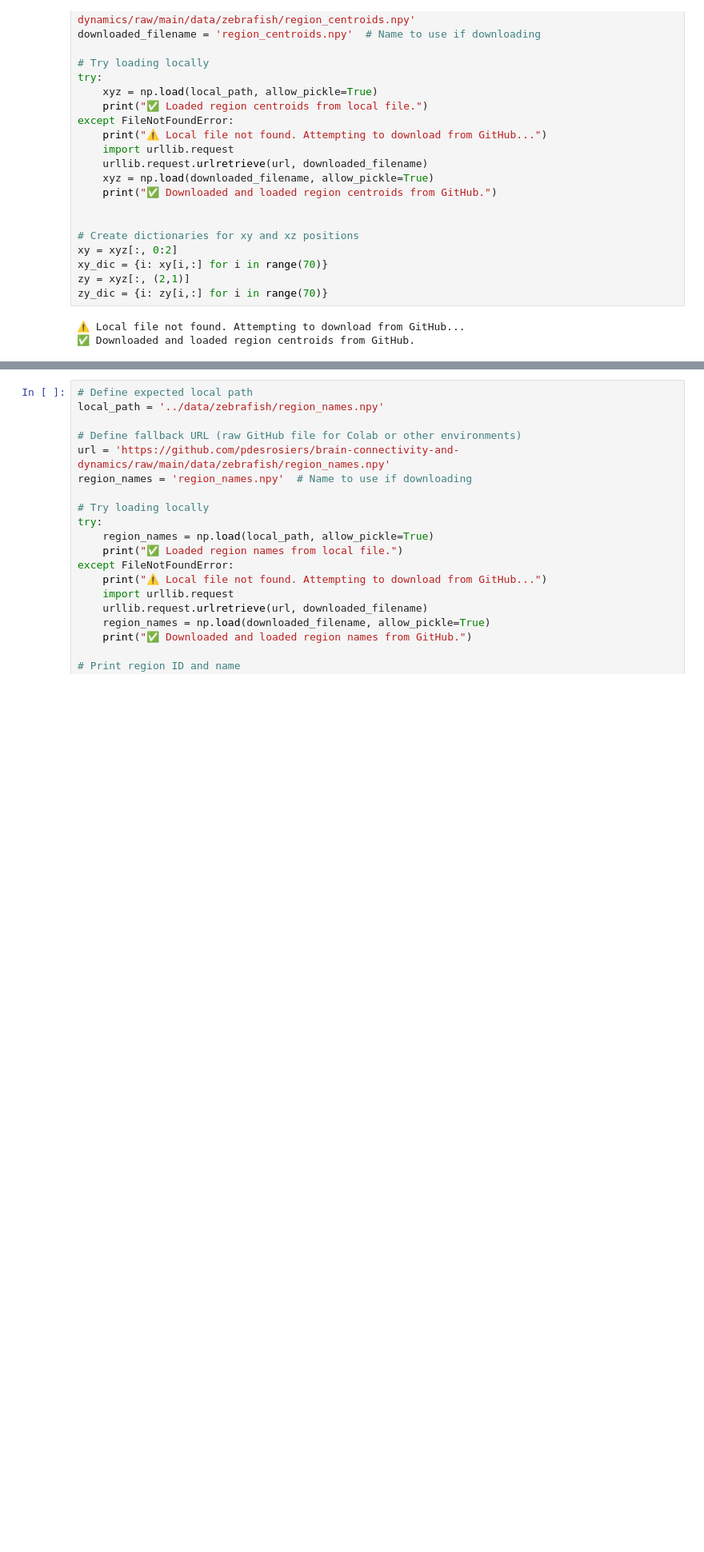
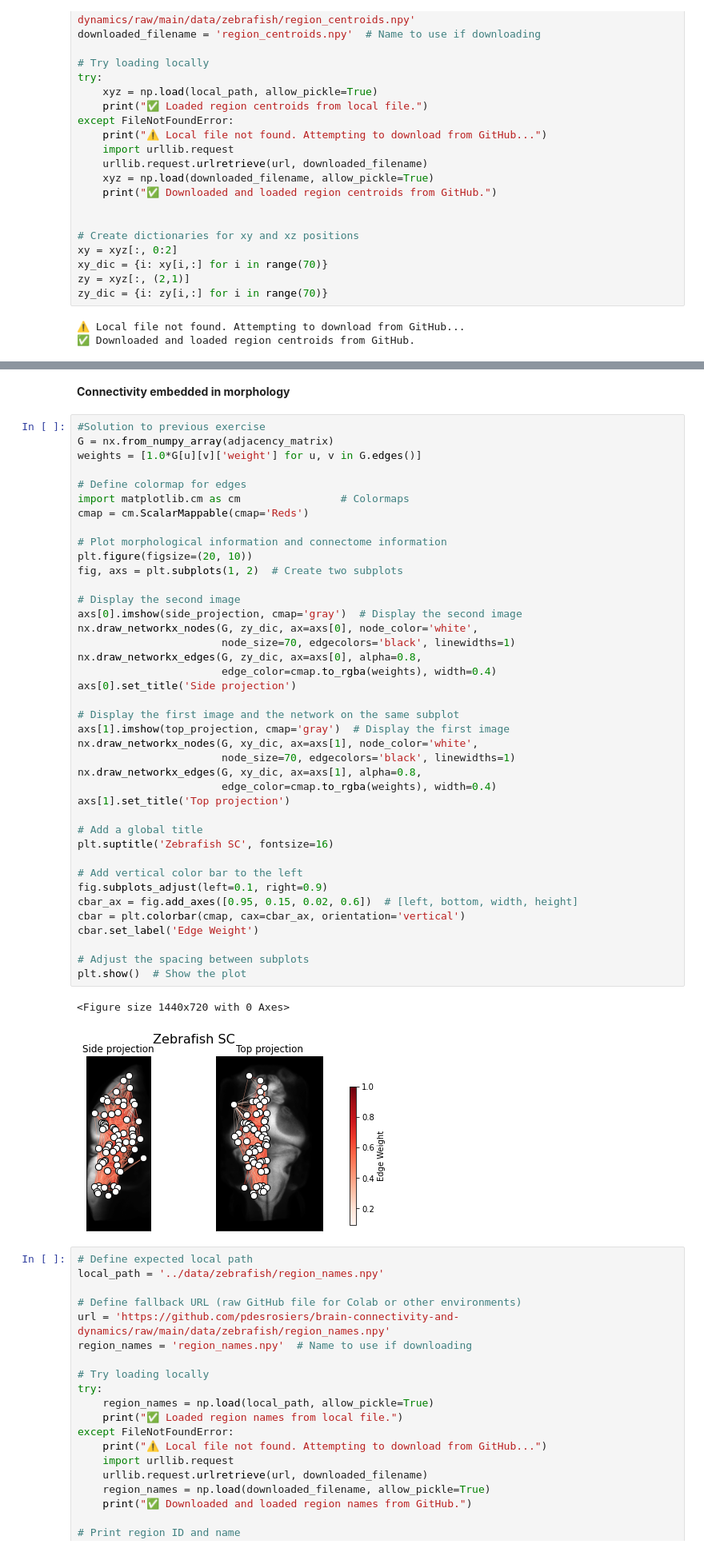
Before and after one commit to pdesrosiers/network-lab-mqsh, a Jupyter notebook: notebooks/network_intro.ipynb, the cells around one changed output, grey strips where cells are left out. Shown at 80% size. Drawn from its saved outputs; the diff is of its cells as text; blank space fills up the shorter version.

```diff
--- a/notebooks/network_intro.ipynb
+++ b/notebooks/network_intro.ipynb
@@ -897,3 +856,48 @@ plt.show()  # Show the plot
+# %% [markdown]
+**Connectivity embedded in morphology**
+# %%
+#Solution to previous exercise
+G = nx.from_numpy_array(adjacency_matrix)
+weights = [1.0*G[u][v]['weight'] for u, v in G.edges()]
+
+# Define colormap for edges
+import matplotlib.cm as cm                # Colormaps
+cmap = cm.ScalarMappable(cmap='Reds')
+
+# Plot morphological information and connectome information
+plt.figure(figsize=(20, 10))
+fig, axs = plt.subplots(1, 2)  # Create two subplots
+
+# Display the second image
+axs[0].imshow(side_projection, cmap='gray')  # Display the second image
+nx.draw_networkx_nodes(G, zy_dic, ax=axs[0], node_color='white',
+                       node_size=70, edgecolors='black', linewidths=1)
+nx.draw_networkx_edges(G, zy_dic, ax=axs[0], alpha=0.8,
+                       edge_color=cmap.to_rgba(weights), width=0.4)
+axs[0].set_title('Side projection')
+
+# Display the first image and the network on the same subplot
+axs[1].imshow(top_projection, cmap='gray')  # Display the first image
+nx.draw_networkx_nodes(G, xy_dic, ax=axs[1], node_color='white',
+                       node_size=70, edgecolors='black', linewidths=1)
+nx.draw_networkx_edges(G, xy_dic, ax=axs[1], alpha=0.8,
+                       edge_color=cmap.to_rgba(weights), width=0.4)
+axs[1].set_title('Top projection')
+
+# Add a global title
+plt.suptitle('Zebrafish SC', fontsize=16)
+
+# Add vertical color bar to the left
+fig.subplots_adjust(left=0.1, right=0.9)
+cbar_ax = fig.add_axes([0.95, 0.15, 0.02, 0.6])  # [left, bottom, width, height]
+cbar = plt.colorbar(cmap, cax=cbar_ax, orientation='vertical')
+cbar.set_label('Edge Weight')
+
+# Adjust the spacing between subplots
+plt.show()  # Show the plot
+# %% [output]
+<Figure size 1440x720 with 0 Axes>
+[figure, added]
 # %%
 # Define expected local path
 local_path = '../data/zebrafish/region_names.npy'
```
Also changed, not shown: parts of 38 cells of this notebook, 7 other files.
